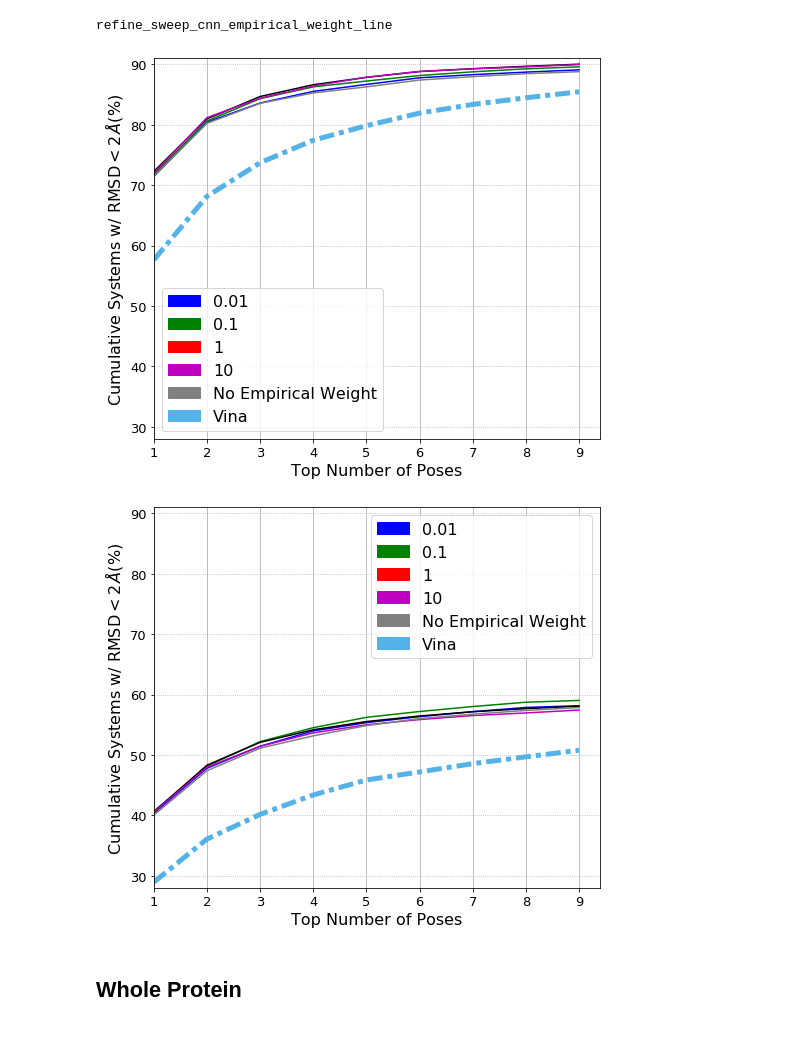
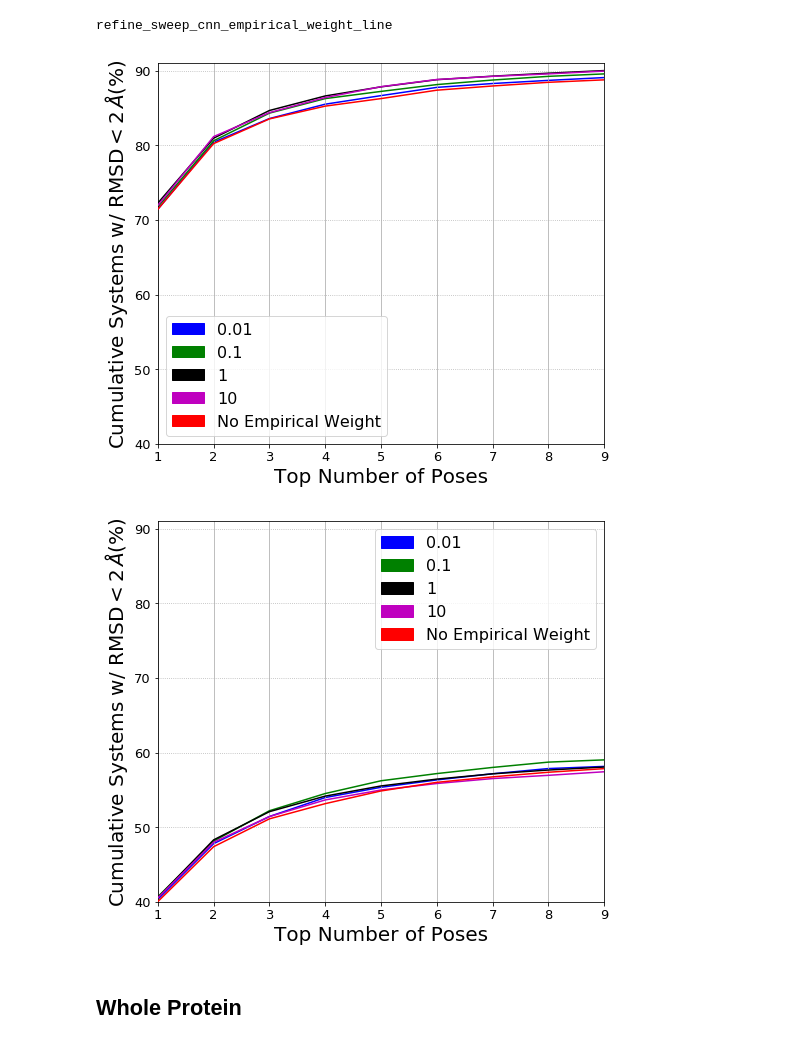
Before and after one commit to dkoes/GNINA-1.0, a Jupyter notebook: MakeFinalGraphs.ipynb, the cells around one changed output. Drawn from its saved outputs; the diff is of its cells as text; code cells hidden in the pictures.

Commit message:
better xlim for graphs, no more vina on empirical weight graph

```diff
--- a/MakeFinalGraphs.ipynb
+++ b/MakeFinalGraphs.ipynb
@@ -1027,7 +1031,7 @@ for big_df,data_type in [(plot_df_rd,'redocking'),(plot_df_cd,'crossdocking')]:
     #     if args.use_bound:  # this adds shading to show the systems with dockings that are very "good" and less "good" (1 and 3 RMSD)
     #         plt.fill_between(rang, plot_df['good2'].astype('float64').values, plot_df['good1'].astype('float64').values, alpha = 0.1, color=p[-1].get_color())
     #         plt.fill_between(rang, plot_df['good2'].astype('float64').values, plot_df['good3'].astype('float64').values, alpha = 0.1, color=p[-1].get_color())
-    ax.set_xlim(left=xlim)
+    ax.set_xlim(left=xlim[0],right=xlim[1])
     ax.xaxis.set_major_locator(MaxNLocator(integer=True))
     ax.tick_params(axis='both', which='major', labelsize=13)
     ax.set_ybound(ylim[0],ylim[1])
@@ -1083,7 +1087,7 @@ for big_df,data_type in [(plot_df_rd,'redocking'),(plot_df_cd,'crossdocking')]:
     #     if args.use_bound:  # this adds shading to show the systems with dockings that are very "good" and less "good" (1 and 3 RMSD)
     #         plt.fill_between(rang, plot_df['good2'].astype('float64').values, plot_df['good1'].astype('float64').values, alpha = 0.1, color=p[-1].get_color())
     #         plt.fill_between(rang, plot_df['good2'].astype('float64').values, plot_df['good3'].astype('float64').values, alpha = 0.1, color=p[-1].get_color())
-    ax.set_xlim(left=xlim)
+    ax.set_xlim(left=xlim[0],right=xlim[1])
     ax.xaxis.set_major_locator(MaxNLocator(integer=True))
     ax.tick_params(axis='both', which='major', labelsize=13)
     ax.set_ybound(ylim[0],ylim[1]+1)
@@ -1141,7 +1145,7 @@ for big_df,data_type in [(plot_df_rd,'redocking'),(plot_df_cd,'crossdocking')]:
     #     if args.use_bound:  # this adds shading to show the systems with dockings that are very "good" and less "good" (1 and 3 RMSD)
     #         plt.fill_between(rang, plot_df['good2'].astype('float64').values, plot_df['good1'].astype('float64').values, alpha = 0.1, color=p[-1].get_color())
     #         plt.fill_between(rang, plot_df['good2'].astype('float64').values, plot_df['good3'].astype('float64').values, alpha = 0.1, color=p[-1].get_color())
-    ax.set_xlim(left=xlim)
+    ax.set_xlim(left=xlim[0],right=xlim[1])
     ax.xaxis.set_major_locator(MaxNLocator(integer=True))
     ax.tick_params(axis='both', which='major', labelsize=13)
     ax.set_ybound(ylim[0],ylim[1]+1)
@@ -1173,50 +1177,52 @@ lgd_elements = [Patch(facecolor='b', edgecolor='b',
                          label='0.01'),
                   Patch(facecolor='g', edgecolor='g',
                          label='0.1'),
-                  Patch(facecolor='r', edgecolor='r',
+                  Patch(facecolor='k', edgecolor='k',
                          label='1'),
                   Patch(facecolor='m', edgecolor='m',
                          label='10'),
-                Patch(facecolor='grey', edgecolor='grey',
-                         label='No Empirical Weight'),
-                  Patch(facecolor='#55b2e8', edgecolor='#55b2e8',
-                         label='Vina')]
-color_dict = {'0.01':'b','0.1':'g','1':'k','10': 'm','Vina':'#55b2e8','No Empirical Weight':'grey'}
+                Patch(facecolor='r', edgecolor='r',
+                         label='No Empirical Weight')]
+#                   Patch(facecolor='#55b2e8', edgecolor='#55b2e8',
+#                          label='Vina')]
+color_dict = {'0.01':'b','0.1':'g','1':'k','10': 'm','Vina':'#55b2e8','No Empirical Weight':'r'}
 # %% [output]
 refine_sweep_cnn_empirical_weight_line
 # %%
 for big_df,data_type in [(plot_df_rd,'redocking'),(plot_df_cd,'crossdocking')]:
     ax = plt.figure(figsize=[8,7]).gca()
-    for col in big_df.columns:
-        #plot_df = list_of_dataframes[j]
-        #rang = list_of_ranges[j]
+    for i,col in enumerate(big_df.columns):
+        if 'DefE_1.0' == col:
+            zorder=4
+        else:
+            zorder=i+1
         rang = list(range(1,big_df[col].fillna(0).astype(bool).sum()+1))
         ls = get_linestyle(col)
         if col != 'Vina':
             c = color_dict[col.split('_')[1]]
-            p = plt.plot(rang, big_df[col], label=col,c=c)
+            p = plt.plot(rang, big_df[col], label=col,c=c,zorder=zorder)
         else:
             c = color_dict[col.replace(' Ensemble','')]
             p = plt.plot(rang, big_df[col], label=col,linestyle=ls,c=c,linewidth=5)
     #     if args.use_bound:  # this adds shading to show the systems with dockings that are very "good" and less "good" (1 and 3 RMSD)
     #         plt.fill_between(rang, plot_df['good2'].astype('float64').values, plot_df['good1'].astype('float64').values, alpha = 0.1, color=p[-1].get_color())
     #         plt.fill_between(rang, plot_df['good2'].astype('float64').values, plot_df['good3'].astype('float64').values, alpha = 0.1, color=p[-1].get_color())
-    ax.set_xlim(left=xlim)
+    ax.set_xlim(left=xlim[0],right=xlim[1])
     ax.xaxis.set_major_locator(MaxNLocator(integer=True))
     ax.tick_params(axis='both', which='major', labelsize=13)
     ax.set_ybound(ylim[0],ylim[1])
-    ax.set_xlabel(xlab,fontsize=16)
-    ax.set_ylabel(ylab,fontsize=16)
+    ax.set_xlabel(xlab,fontsize=fontsize)
+    ax.set_ylabel(ylab,fontsize=fontsize)
     plt.grid(axis='x')
     plt.grid(axis='y',linestyle=':')
     #box = ax.get_position()
     #ax.set_position([box.x0, box.y0, box.width * 0.8, box.height])
     #lgd = ax.legend(loc='center left', bbox_to_anchor=(1, 0.5))
     lgd = ax.legend(fontsize=16,handles=lgd_elements)
     plt.savefig(f'/home/anm329/GNINA-1.0/figures/{data_type}/{figname}.pdf', dpi=300)
 # %% [output]
-[figure, old version]
+[figure, new version]
-[figure, old version]
+[figure, new version]
 # %%
 plot_df_rd.to_csv(f'/home/anm329/GNINA-1.0/data/redocking/{filename}')
 plot_df_cd.to_csv(f'/home/anm329/GNINA-1.0/data/crossdocking/{filename}')
```
Also changed, not shown: parts of 19 cells of this notebook, 48 other files.
